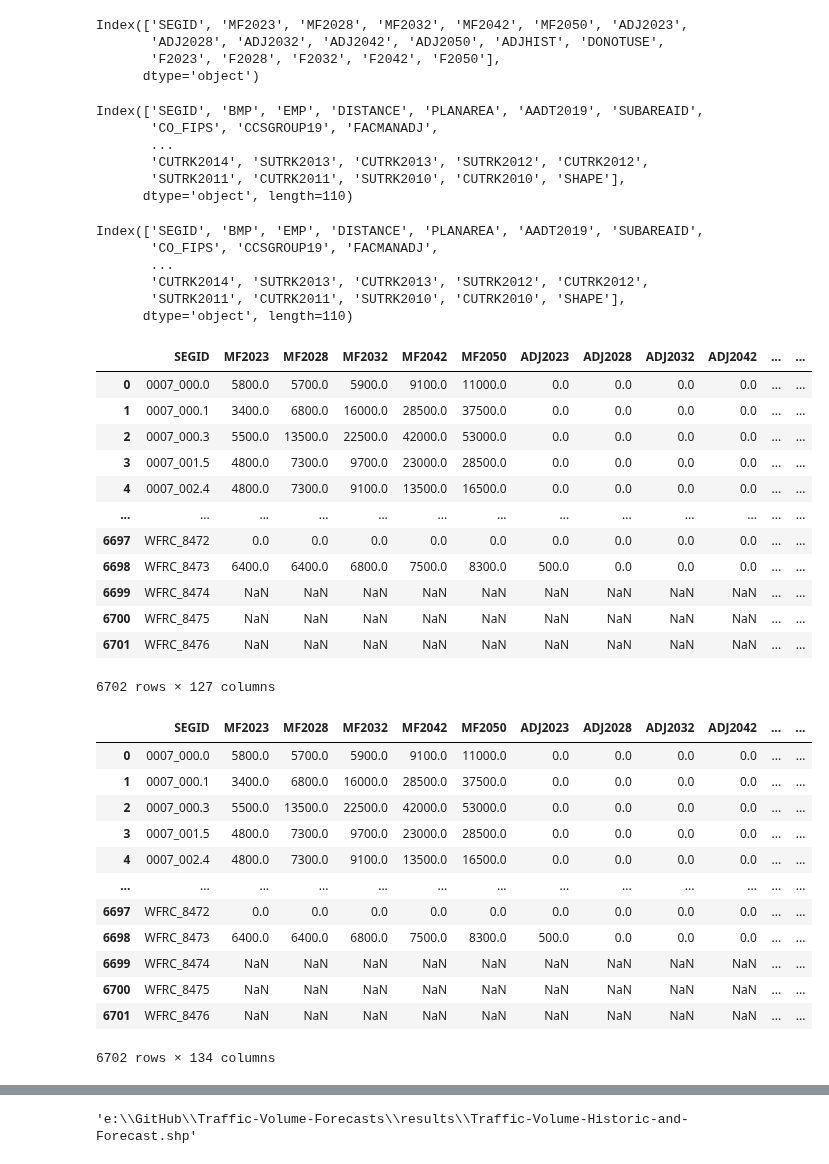
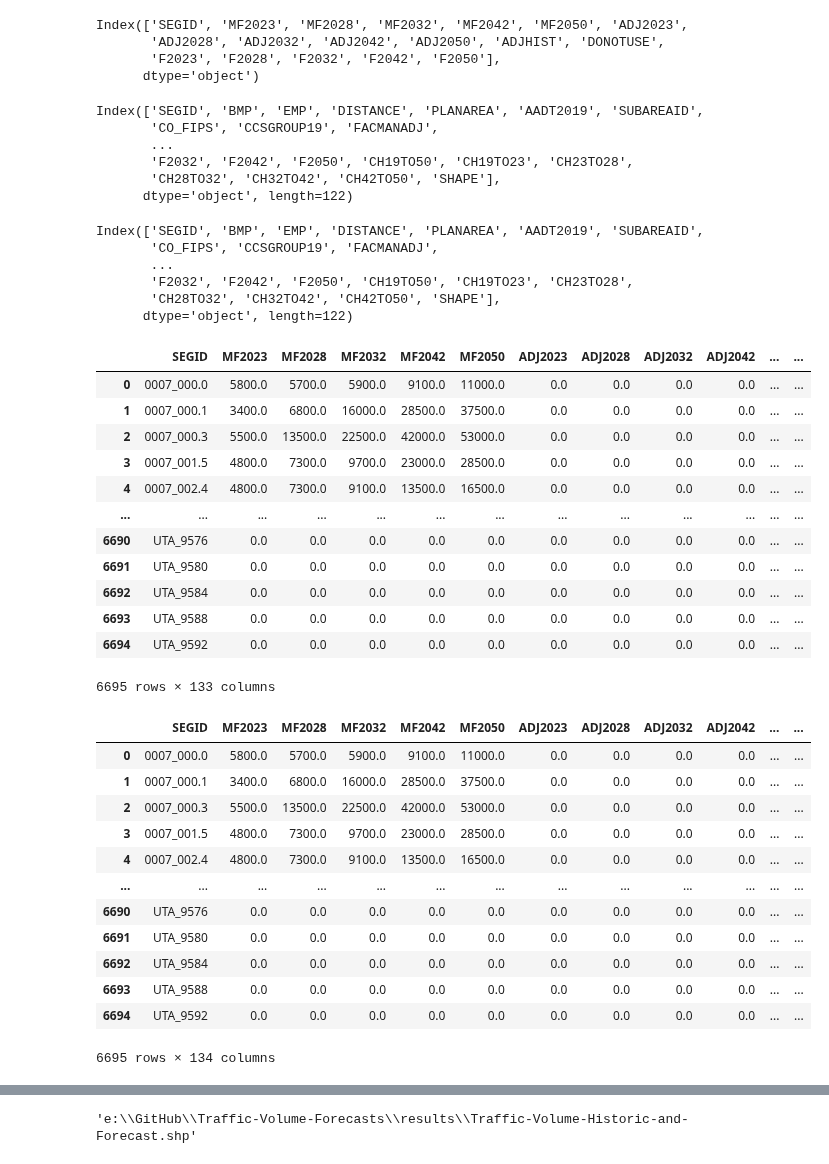
Before and after one commit to WFRCAnalytics/Traffic-Volume-Forecasts, a Jupyter notebook: 5-Prepare-Traffic-Volume-Map-Data.ipynb, the cells around one changed output, grey strips where cells are left out. Drawn from its saved outputs; the diff is of its cells as text; code cells hidden in the pictures.

Commit message:
Finalize MAG forecasts

```diff
--- a/5-Prepare-Traffic-Volume-Map-Data.ipynb
+++ b/5-Prepare-Traffic-Volume-Map-Data.ipynb
@@ -14,8 +14,9 @@ lstFieldsFromForecasts = ['SEGID','MF2023','MF2028','MF2032','MF2042','MF2050','
 # %%
 # Your initial DataFrame
 dfSegmentFilenames = pd.DataFrame([
-    ["F_AREA=='Iron' | F_AREA=='Cache' | F_AREA=='Dixie'" , 'data/segments/Segments_State_20231221_Draft.shp'                 , True ],
-    ["PLANAREA=='WFRC' | PLANAREA=='MAG'", 'data/segments/WFv901_Segments_20240409_GeoKeys_AADTs_Factors.shp', False]
+    ["F_AREA=='Iron' | F_AREA=='Cache' | F_AREA=='Dixie'" , 'data/segments/Segments_State_20231221_Draft.shp', True ],
+    ["PLANAREA=='WFRC'", 'data/segments/WFv901_Segments_20240409_GeoKeys_AADTs_Factors.shp', False],
+    ["PLANAREA=='MAG'", 'data/segments/WF_Segments_20240326_Draft.shp', False]
 ], columns=['filter', 'filename', 'updateRoute'])
 
 # Initialize an empty list to store each filtered GeoDataFrame
@@ -253,32 +254,32 @@ display(sdfSegments.columns)
 Index(['SEGID', 'BMP', 'EMP', 'DISTANCE', 'PLANAREA', 'AADT2019', 'SUBAREAID',
        'CO_FIPS', 'CCSGROUP19', 'FACMANADJ',
        ...
-       'CUTRK2014', 'SUTRK2013', 'CUTRK2013', 'SUTRK2012', 'CUTRK2012',
-       'SUTRK2011', 'CUTRK2011', 'SUTRK2010', 'CUTRK2010', 'SHAPE'],
-      dtype='object', length=110)
+       'F2032', 'F2042', 'F2050', 'CH19TO50', 'CH19TO23', 'CH23TO28',
+       'CH28TO32', 'CH32TO42', 'CH42TO50', 'SHAPE'],
+      dtype='object', length=122)
 Index(['SEGID', 'BMP', 'EMP', 'DISTANCE', 'PLANAREA', 'AADT2019', 'SUBAREAID',
        'CO_FIPS', 'CCSGROUP19', 'FACMANADJ',
        ...
-       'CUTRK2014', 'SUTRK2013', 'CUTRK2013', 'SUTRK2012', 'CUTRK2012',
-       'SUTRK2011', 'CUTRK2011', 'SUTRK2010', 'CUTRK2010', 'SHAPE'],
-      dtype='object', length=110)
+       'F2032', 'F2042', 'F2050', 'CH19TO50', 'CH19TO23', 'CH23TO28',
+       'CH28TO32', 'CH32TO42', 'CH42TO50', 'SHAPE'],
+      dtype='object', length=122)
 # %%
-sdfForecastsPlusSegments = pd.merge(sdfForecasts,sdfSegments,on='SEGID',how='right')
+sdfForecastsPlusSegments = pd.merge(sdfForecasts,sdfSegments.drop(columns=['F2019','F2023','F2028','F2032','F2042','F2050']),on='SEGID',how='right')
 sdfForecastsPlusSegments
 # %% [output]
 |  | SEGID | MF2023 | MF2028 | MF2032 | MF2042 | MF2050 | ADJ2023 | ADJ2028 | ADJ2032 | ADJ2042 | ... | ... |
 | 0 | 0007_000.0 | 5800.0 | 5700.0 | 5900.0 | 9100.0 | 11000.0 | 0.0 | 0.0 | 0.0 | 0.0 | ... | ... |
 | 1 | 0007_000.1 | 3400.0 | 6800.0 | 16000.0 | 28500.0 | 37500.0 | 0.0 | 0.0 | 0.0 | 0.0 | ... | ... |
 | 2 | 0007_000.3 | 5500.0 | 13500.0 | 22500.0 | 42000.0 | 53000.0 | 0.0 | 0.0 | 0.0 | 0.0 | ... | ... |
 | 3 | 0007_001.5 | 4800.0 | 7300.0 | 9700.0 | 23000.0 | 28500.0 | 0.0 | 0.0 | 0.0 | 0.0 | ... | ... |
 | 4 | 0007_002.4 | 4800.0 | 7300.0 | 9100.0 | 13500.0 | 16500.0 | 0.0 | 0.0 | 0.0 | 0.0 | ... | ... |
 | ... | ... | ... | ... | ... | ... | ... | ... | ... | ... | ... | ... | ... |
-| 6697 | WFRC_8472 | 0.0 | 0.0 | 0.0 | 0.0 | 0.0 | 0.0 | 0.0 | 0.0 | 0.0 | ... | ... |
-| 6698 | WFRC_8473 | 6400.0 | 6400.0 | 6800.0 | 7500.0 | 8300.0 | 500.0 | 0.0 | 0.0 | 0.0 | ... | ... |
-| 6699 | WFRC_8474 | NaN | NaN | NaN | NaN | NaN | NaN | NaN | NaN | NaN | ... | ... |
-| 6700 | WFRC_8475 | NaN | NaN | NaN | NaN | NaN | NaN | NaN | NaN | NaN | ... | ... |
-| 6701 | WFRC_8476 | NaN | NaN | NaN | NaN | NaN | NaN | NaN | NaN | NaN | ... | ... |
+| 6690 | UTA_9576 | 0.0 | 0.0 | 0.0 | 0.0 | 0.0 | 0.0 | 0.0 | 0.0 | 0.0 | ... | ... |
+| 6691 | UTA_9580 | 0.0 | 0.0 | 0.0 | 0.0 | 0.0 | 0.0 | 0.0 | 0.0 | 0.0 | ... | ... |
+| 6692 | UTA_9584 | 0.0 | 0.0 | 0.0 | 0.0 | 0.0 | 0.0 | 0.0 | 0.0 | 0.0 | ... | ... |
+| 6693 | UTA_9588 | 0.0 | 0.0 | 0.0 | 0.0 | 0.0 | 0.0 | 0.0 | 0.0 | 0.0 | ... | ... |
+| 6694 | UTA_9592 | 0.0 | 0.0 | 0.0 | 0.0 | 0.0 | 0.0 | 0.0 | 0.0 | 0.0 | ... | ... |
-6702 rows × 127 columns
+6695 rows × 133 columns
 # %%
 # cacluate and adjusted base year
 sdfForecastsPlusSegments['F2019'] = sdfForecastsPlusSegments['AADT2019'] + sdfForecastsPlusSegments['ADJHIST']
@@ -306,12 +307,12 @@ sdfForecastsPlusSegments
 | 3 | 0007_001.5 | 4800.0 | 7300.0 | 9700.0 | 23000.0 | 28500.0 | 0.0 | 0.0 | 0.0 | 0.0 | ... | ... |
 | 4 | 0007_002.4 | 4800.0 | 7300.0 | 9100.0 | 13500.0 | 16500.0 | 0.0 | 0.0 | 0.0 | 0.0 | ... | ... |
 | ... | ... | ... | ... | ... | ... | ... | ... | ... | ... | ... | ... | ... |
-| 6697 | WFRC_8472 | 0.0 | 0.0 | 0.0 | 0.0 | 0.0 | 0.0 | 0.0 | 0.0 | 0.0 | ... | ... |
-| 6698 | WFRC_8473 | 6400.0 | 6400.0 | 6800.0 | 7500.0 | 8300.0 | 500.0 | 0.0 | 0.0 | 0.0 | ... | ... |
-| 6699 | WFRC_8474 | NaN | NaN | NaN | NaN | NaN | NaN | NaN | NaN | NaN | ... | ... |
-| 6700 | WFRC_8475 | NaN | NaN | NaN | NaN | NaN | NaN | NaN | NaN | NaN | ... | ... |
-| 6701 | WFRC_8476 | NaN | NaN | NaN | NaN | NaN | NaN | NaN | NaN | NaN | ... | ... |
+| 6690 | UTA_9576 | 0.0 | 0.0 | 0.0 | 0.0 | 0.0 | 0.0 | 0.0 | 0.0 | 0.0 | ... | ... |
+| 6691 | UTA_9580 | 0.0 | 0.0 | 0.0 | 0.0 | 0.0 | 0.0 | 0.0 | 0.0 | 0.0 | ... | ... |
+| 6692 | UTA_9584 | 0.0 | 0.0 | 0.0 | 0.0 | 0.0 | 0.0 | 0.0 | 0.0 | 0.0 | ... | ... |
+| 6693 | UTA_9588 | 0.0 | 0.0 | 0.0 | 0.0 | 0.0 | 0.0 | 0.0 | 0.0 | 0.0 | ... | ... |
+| 6694 | UTA_9592 | 0.0 | 0.0 | 0.0 | 0.0 | 0.0 | 0.0 | 0.0 | 0.0 | 0.0 | ... | ... |
-6702 rows × 134 columns
+6695 rows × 134 columns
 # %%
 # drop do no use
 sdfForecastsPlusSegments = sdfForecastsPlusSegments[sdfForecastsPlusSegments['DONOTUSE']==0]
```
Also changed, not shown: parts of 9 cells of this notebook, 11 other files.
